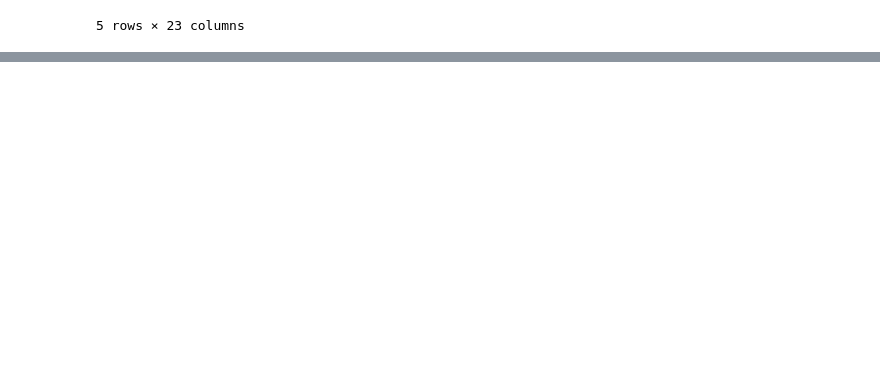
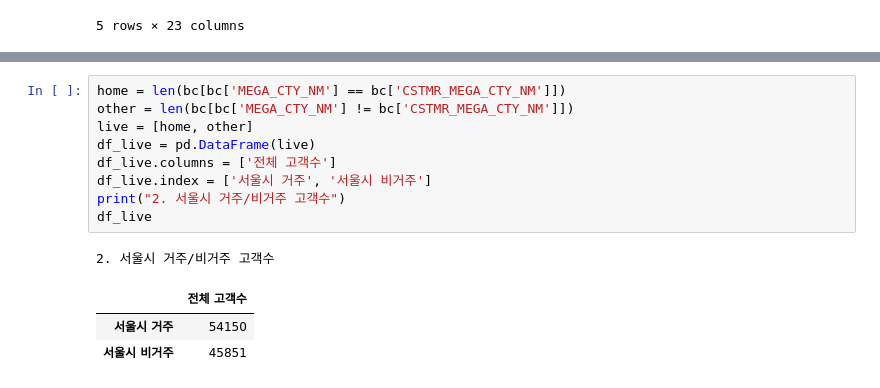
Before and after one commit to KIM-YONG-HA/PYTHON101, a Jupyter notebook: pandas/study/d250121_20_텍스트분석.ipynb, the cells around one changed output, grey strips where cells are left out. Cells and saved outputs as stored; diff of their text form; blank space fills up the shorter version.

```diff
--- a/pandas/study/d250121_20_텍스트분석.ipynb
+++ b/pandas/study/d250121_20_텍스트분석.ipynb
@@ -143,0 +197,14 @@ bc.head()
+# %%
+home = len(bc[bc['MEGA_CTY_NM'] == bc['CSTMR_MEGA_CTY_NM']])
+other = len(bc[bc['MEGA_CTY_NM'] != bc['CSTMR_MEGA_CTY_NM']])
+live = [home, other]
+df_live = pd.DataFrame(live)
+df_live.columns = ['전체 고객수']
+df_live.index = ['서울시 거주', '서울시 비거주']
+print("2. 서울시 거주/비거주 고객수")
+df_live
+# %% [output]
+2. 서울시 거주/비거주 고객수
+|  | 전체 고객수 |
+| 서울시 거주 | 54150 |
+| 서울시 비거주 | 45851 |
```
Also changed, not shown: parts of 15 cells of this notebook, 6 other files.
